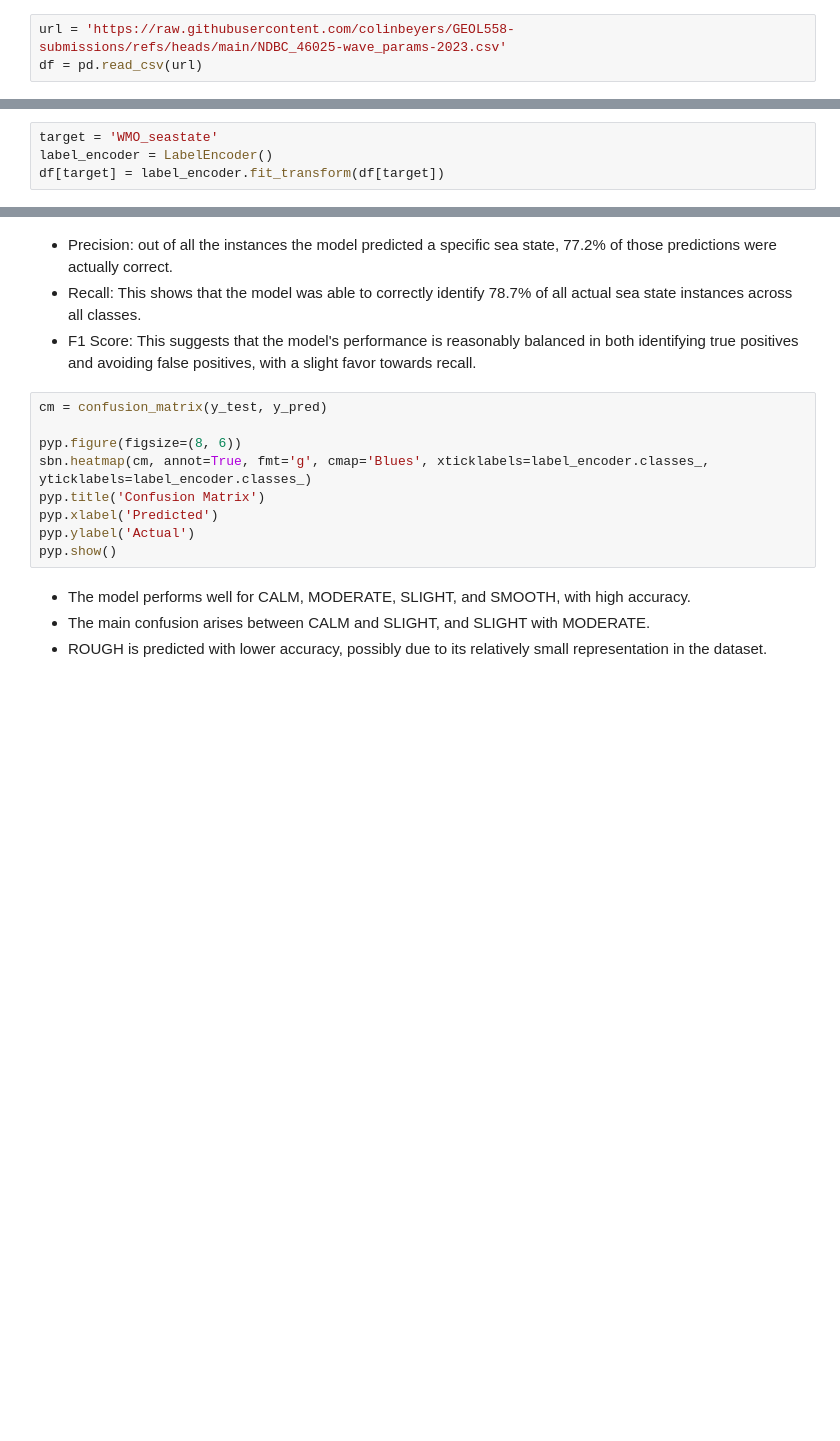
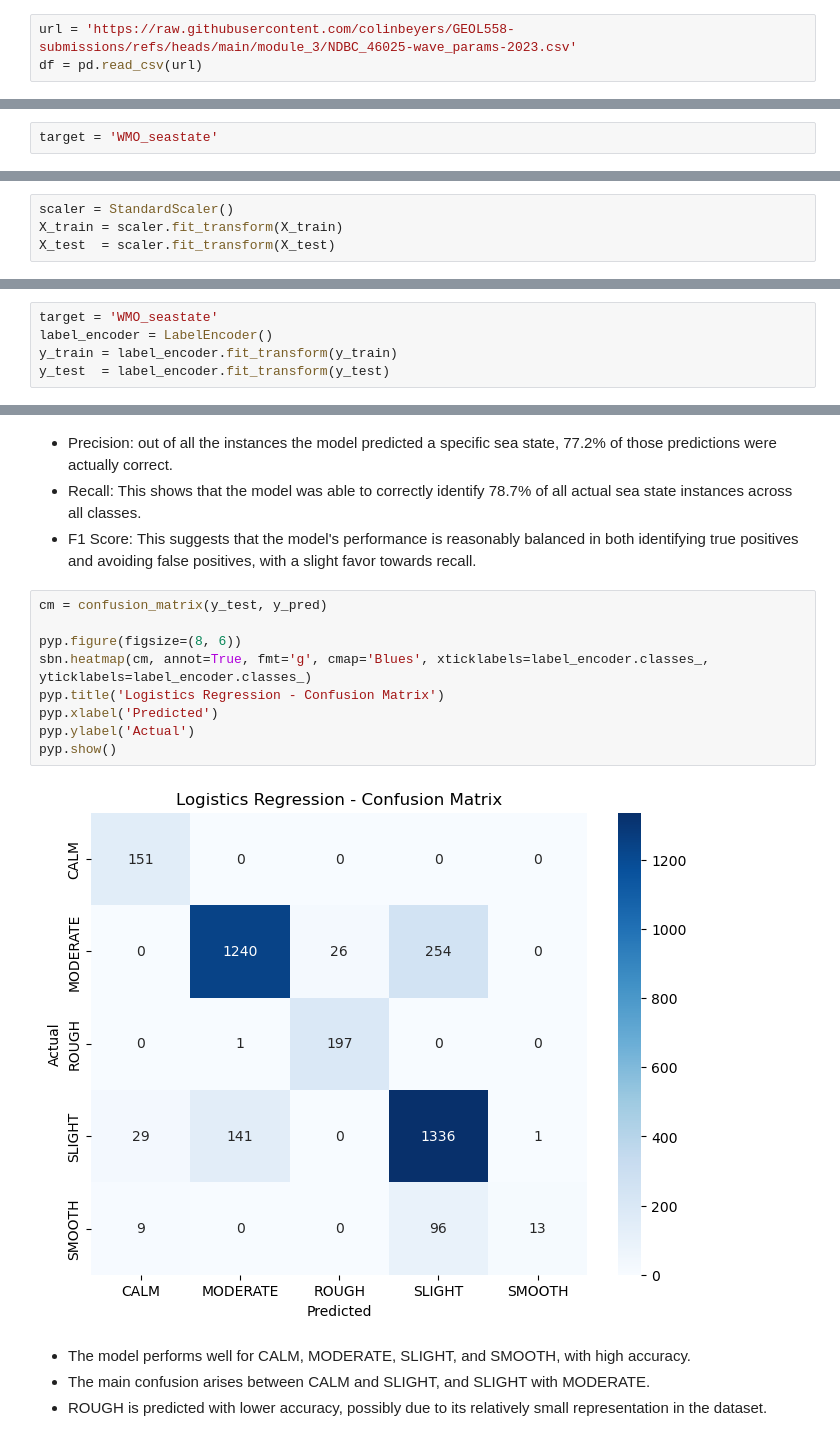
Before and after one commit to colinbeyers/GEOL558-submissions, a Jupyter notebook: module_3/module_3.ipynb, the cells around one changed output, grey strips where cells are left out. Cells and saved outputs as stored; diff of their text form; blank space fills up the shorter version.

Commit message:
Uploads final pass of module 3

```diff
--- a/module_3/module_3.ipynb
+++ b/module_3/module_3.ipynb
@@ -40,7 +42,7 @@ NDBC data can be easily accessed via an API call. An example of how to do this i
 # url = f"https://www.ndbc.noaa.gov/view_text_file.php?filename={buoy_id}h{year}.txt.gz&dir=data/historical/stdmet/"
 # df = pd.read_csv(url, delim_whitespace=True, skiprows=[1])  # first row is metadata
 # %%
-url = 'https://raw.githubusercontent.com/colinbeyers/GEOL558-submissions/refs/heads/main/NDBC_46025-wave_params-2023.csv'
+url = 'https://raw.githubusercontent.com/colinbeyers/GEOL558-submissions/refs/heads/main/module_3/NDBC_46025-wave_params-2023.csv'
 df = pd.read_csv(url)
 # %% [markdown]
 # Data Preprocessing
@@ -233,0 +305,2 @@ Before training a model, we need to do a few things:
+# %%
+target = 'WMO_seastate'
@@ -240 +314,5 @@ df[features] = scaler.fit_transform(df[features])
+# %%
+scaler = StandardScaler()
+X_train = scaler.fit_transform(X_train)
+X_test  = scaler.fit_transform(X_test)
 # %% [markdown]
@@ -242,7 +320,8 @@ df[features] = scaler.fit_transform(df[features])
 # %%
 target = 'WMO_seastate'
 label_encoder = LabelEncoder()
-df[target] = label_encoder.fit_transform(df[target])
+y_train = label_encoder.fit_transform(y_train)
+y_test  = label_encoder.fit_transform(y_test)
 # %%
 label_mapping = dict(zip(label_encoder.classes_, label_encoder.transform(label_encoder.classes_)))
 print(label_mapping)
@@ -297,12 +371,14 @@ print(f"F1 Score (weighted): {f1:.3f}")
 # %%
 cm = confusion_matrix(y_test, y_pred)
 
 pyp.figure(figsize=(8, 6))
 sbn.heatmap(cm, annot=True, fmt='g', cmap='Blues', xticklabels=label_encoder.classes_, yticklabels=label_encoder.classes_)
-pyp.title('Confusion Matrix')
+pyp.title('Logistics Regression - Confusion Matrix')
 pyp.xlabel('Predicted')
 pyp.ylabel('Actual')
 pyp.show()
+# %% [output]
+[figure, added]
 # %% [markdown]
 - The model performs well for CALM, MODERATE, SLIGHT, and SMOOTH, with high accuracy.
 - The main confusion arises between CALM and SLIGHT, and SLIGHT with MODERATE.
```
Also changed, not shown: parts of 48 cells of this notebook.
